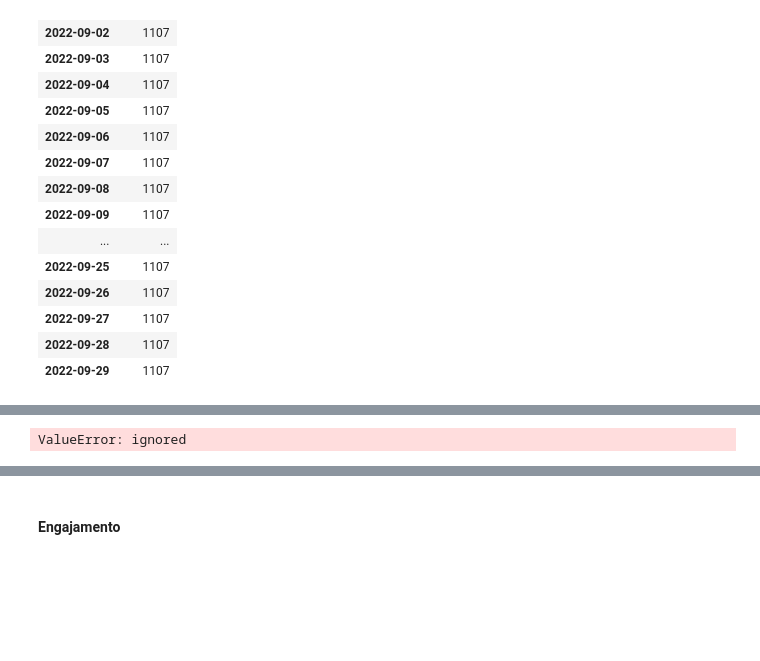
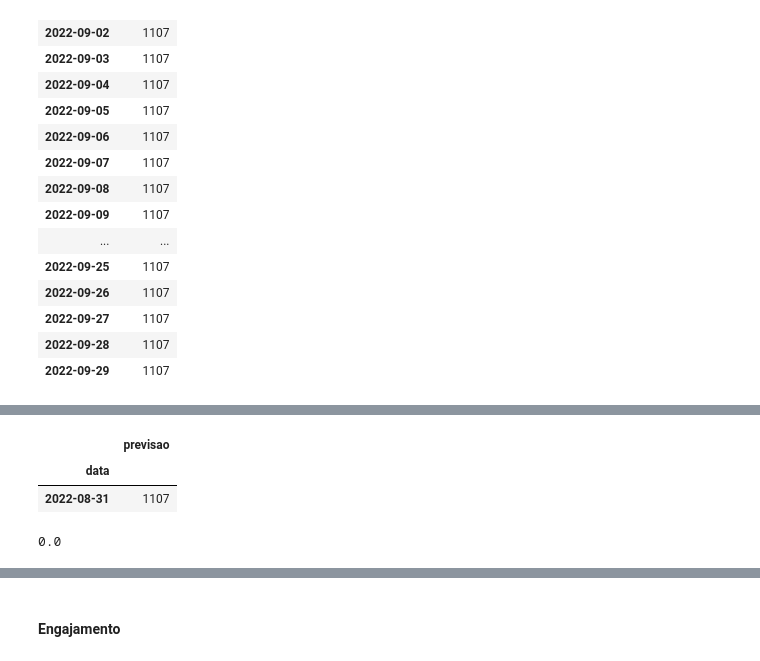
Before and after one commit to Evandro72/Mineracao-Facebook, a Jupyter notebook: Mineração_e_Análise_de_Dados_do_Facebook.ipynb, the cells around one changed output, grey strips where cells are left out. Saved outputs shown, nothing was run; the diff lists cells and outputs as text; code cells hidden in the pictures; blank space fills up the shorter version.

```diff
--- a/Mineração_e_Análise_de_Dados_do_Facebook.ipynb
+++ b/Mineração_e_Análise_de_Dados_do_Facebook.ipynb
@@ -1691,8 +1642,14 @@ previsoes['2022-02-01':'2023-03-21']
+# %%
+previsoes['2022-08-31':'2022-08-31']
+# %% [output]
+|  | previsao |
+| data |  |
+| 2022-08-31 | 1107 |
 # %%
 from sklearn.metrics import mean_absolute_error
-mean_absolute_error(fas_teste_df['numero fas'], previsoes['2019-02-01':'2020-03-21']['previsao'])
+mean_absolute_error(fas_teste_df['numero fas'], previsoes['2022-09-01':'2022-09-01']['previsao'])
 # %% [output]
-ValueError: ignored
+0.0
 # %%
 sum(abs(previsoes['2021-03-18':'2021-03-21']['previsao'] - fas_teste_df['numero fas'])) / len(fas_teste_df)
 # %% [output]
```
Also changed, not shown: parts of 40 cells of this notebook.
